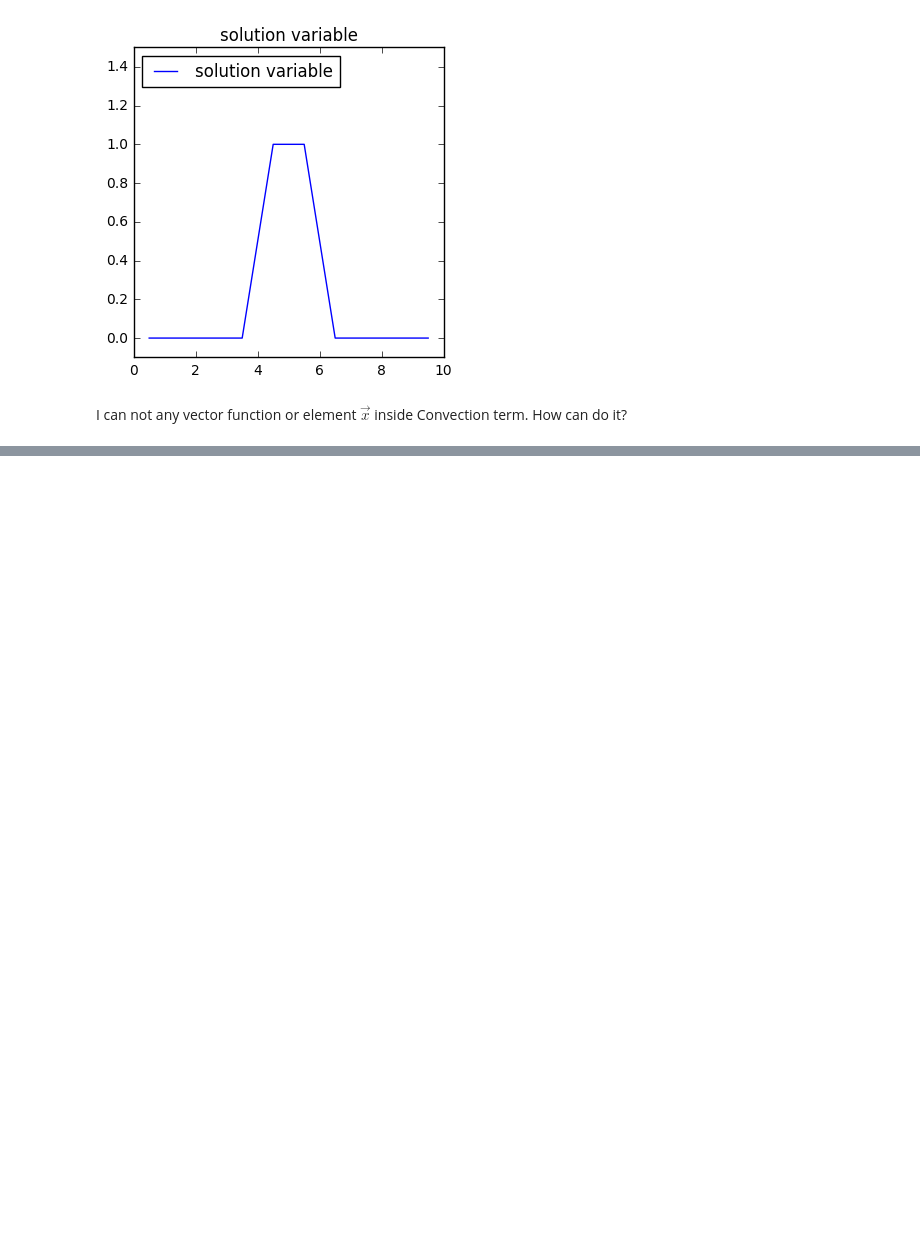
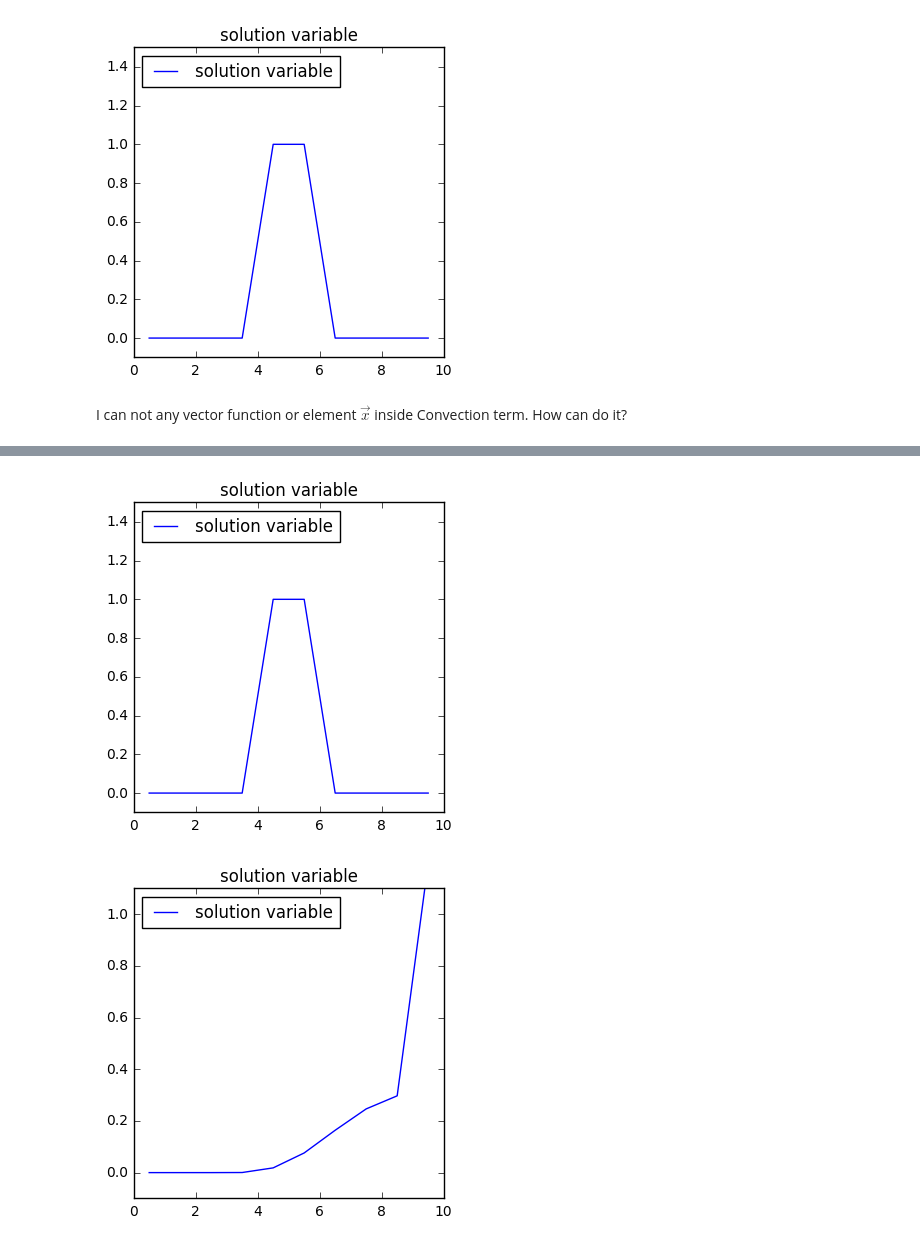
Before and after one commit to irbin-b/FV, a Jupyter notebook: HR_VF.ipynb, the cells around one changed output, grey strips where cells are left out. Drawn from its saved outputs; the diff is of its cells as text; code cells hidden in the pictures; blank space fills up the shorter version.

Commit message:
Adding convection vector

```diff
--- a/HR_VF.ipynb
+++ b/HR_VF.ipynb
@@ -31,7 +31,7 @@ if __name__ == '__main__':
 # %%
 # Setting Difussion and advection coefficients
 D = 1.
-C = (0.1, )
+C = ([1., -1.], )
 # %%
 # Equation with transientterm
 eqX = TransientTerm() == DiffusionTerm(coeff=D) - \
@@ -56,0 +57,42 @@ if __name__ == '__main__':
+# %%
+from fipy import *
+
+# Setting mesh and discretising space
+nx = 10
+dx = 1.
+mesh = Grid1D(nx=nx, dx=dx)
+x = mesh.cellCenters[0]
+
+# Setting variable of results and adding inicial conditions
+phi = CellVariable(name="solution variable", mesh=mesh, value=0.)
+phi.setValue(1., where=(4 < x) & (6 > x))
+
+# Plotting inicial conditions
+if __name__ == '__main__':
+    viewer = Viewer(vars=phi, datamin=-0.1, datamax=1.5)
+    viewer.plot()
+
+# Diffusion and convection coefficients
+D = 1.
+C = CellVariable(mesh=mesh, value=11)
+C.setValue(-10, where=x > 5.)
+
+# Setting PDE
+eqX = TransientTerm() == DiffusionTerm(coeff=D) - \
+                     ConvectionTerm(coeff=FaceVariable(value=C, mesh=mesh))
+
+# Solving Transient term
+timeStepDuration = 0.1
+steps = 10
+t = timeStepDuration * steps
+
+for step in range(steps):
+    eqX.solve(var=phi, dt=timeStepDuration)
+
+# Plotting results
+if __name__ == '__main__':
+    viewer = Viewer(vars=phi, datamin=-0.1, datamax=1.1)
+    viewer.plot()
+# %% [output]
+[figure, added]
+[figure, added]
```
Also changed, not shown: parts of 3 cells of this notebook.
